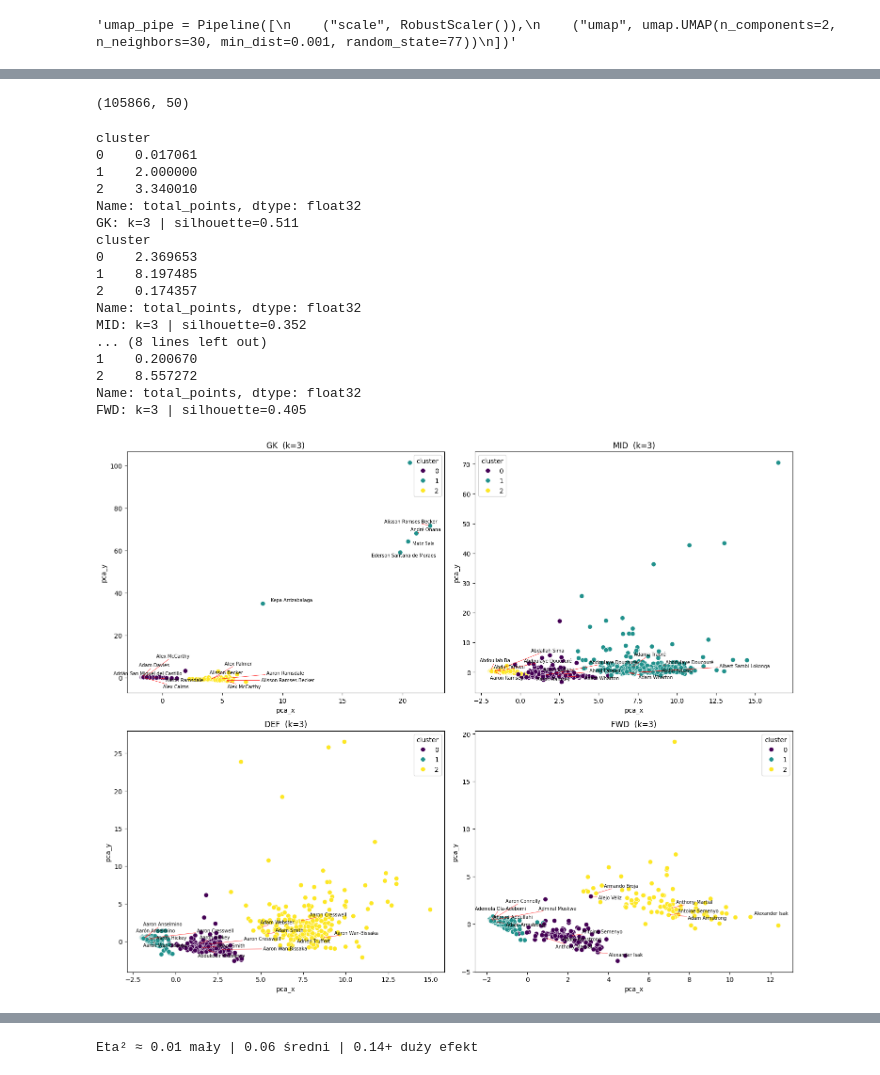
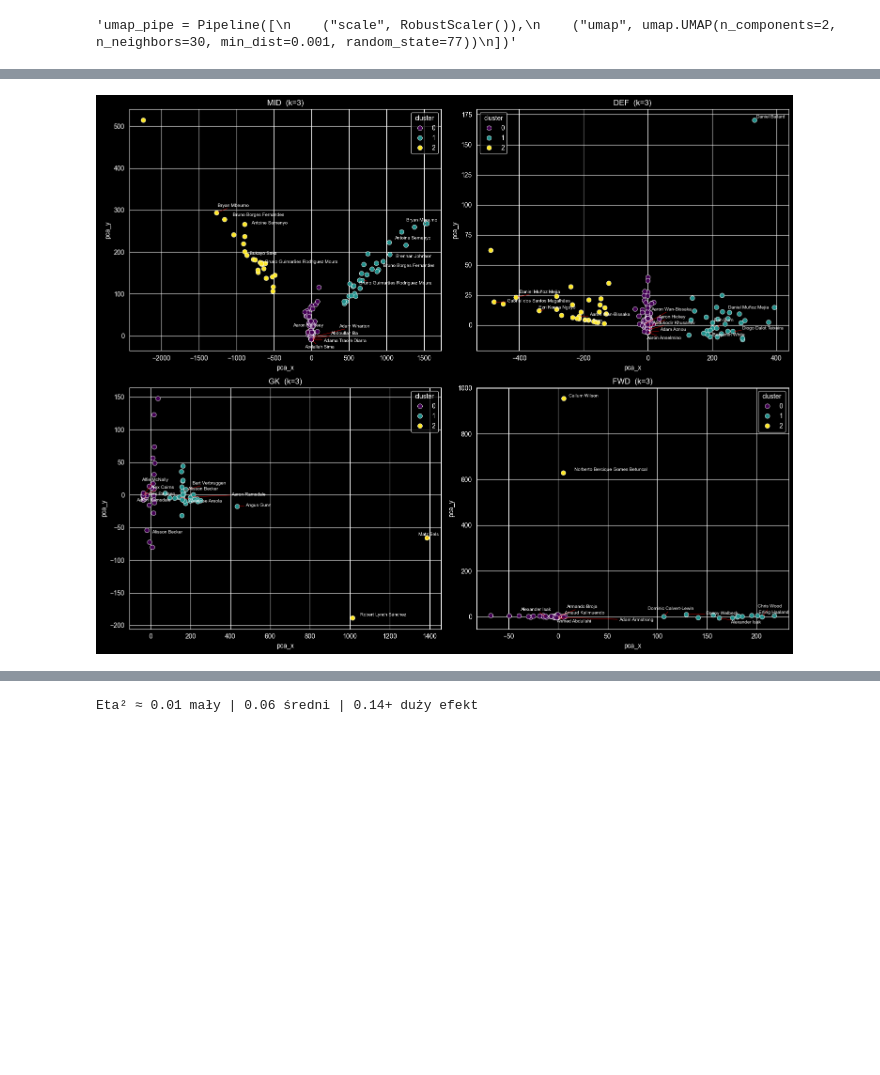
Before and after one commit to ruus77/FPL, a Jupyter notebook: src/fpl_project/data_processing/eda.ipynb, the cells around one changed output, grey strips where cells are left out. Drawn from its saved outputs; the diff is of its cells as text; code cells hidden in the pictures; blank space fills up the shorter version.

```diff
--- a/src/fpl_project/data_processing/eda.ipynb
+++ b/src/fpl_project/data_processing/eda.ipynb
@@ -31,7 +33,7 @@ pio.renderers.default = "png"
 
 from adjustText import adjust_text
 # %%
-data = pd.read_parquet(config.FPL_HISTORICAL_PATH).dropna(how="any", axis=1)
+data = pd.read_parquet(config.FPL_VAASTAV_PATH).dropna(how="any", axis=1)
 # %%
 data.shape
 # %% [output]
@@ -619,11 +456,5 @@ kmeans_vec = pd.concat([X_train[['pca_cluster', 'dist_to_centroid']],
-# %%
-data = pd.concat([data, kmeans_vec], axis=1)
-# %%
-data.shape
-# %% [output]
-(105866, 50)
 # %%
-def cluster_and_test(data, k_map, season:int | list[int] =None, test_features=None, num_drop=None):
+def cluster_and_test(data, k_map, season, test_features=None, num_drop=None):
 
     if test_features is None:
         test_features = ['total_points', 'minutes', 'xg_per_90', 'xa_per_90',
@@ -631,10 +462,8 @@ def cluster_and_test(data, k_map, season:int | list[int] =None, test_features=No
     if num_drop is None:
         num_drop = ['gw', 'round', 'code', 'element', 'season', 'id',
                     'total_points', 'minutes']
-    if isinstance(season, int):
-        df = data[data.season == season].copy()
-    elif isinstance(season, list):
-        df = data[data.season.isin(season)].copy()
+
+    df = data[data.season == season].copy()
     if df.empty:
         raise ValueError(f"Brak danych dla sezonu: {season}. "
                          f"Dostępne sezony: {data.season.unique()}")
@@ -651,15 +480,10 @@ def cluster_and_test(data, k_map, season:int | list[int] =None, test_features=No
 
     for ax, pos in zip(axes, positions):
         d = df[df.position == pos].copy().reset_index(drop=True)
-        X = StandardScaler().fit_transform(d[num_cols].fillna(0))
+        X = RobustScaler().fit_transform(d[num_cols].fillna(0))
         k = k_map.get(pos, 3)
 
-        kmeans = KMeans(n_clusters=k, n_init=20, random_state=77)
-        labels = kmeans.fit_predict(X)
-        d['cluster'] = labels
-        sil_score = silhouette_score(X, labels)
-        print(d.groupby("cluster")["total_points"].mean())
-        print(f"{pos}: " f"k={k} | " f"silhouette={sil_score:.3f}")
+        d['cluster'] = KMeans(k, n_init=10, random_state=42).fit_predict(X)
         pca_coords = PCA(2).fit_transform(X)
         d['pca_x'], d['pca_y'] = pca_coords[:, 0], pca_coords[:, 1]
 
@@ -735,23 +559,6 @@ def cluster_and_test(data, k_map, season:int | list[int] =None, test_features=No
 
     return summary, cluster_results
 # %%
-summary, clusters = cluster_and_test(data=data, k_map={'FWD': 3, 'MID': 3, 'DEF': 3, 'GK': 3}, season=[2324, 2425, 2526])
+summary, clusters = cluster_and_test(data=data, k_map={'FWD': 3, 'MID': 3, 'DEF': 3, 'GK': 3}, season=2526)
 # %% [output]
-cluster
-0    0.017061
-1    2.000000
-2    3.340010
-Name: total_points, dtype: float32
-GK: k=3 | silhouette=0.511
-cluster
-0    2.369653
-1    8.197485
-2    0.174357
-Name: total_points, dtype: float32
-MID: k=3 | silhouette=0.352
-... (8 lines left out)
-1    0.200670
-2    8.557272
-Name: total_points, dtype: float32
-FWD: k=3 | silhouette=0.405
-[figure, old version]
+[figure, new version]
@@ -759,3 +566,3 @@ FWD: k=3 | silhouette=0.405
-Eta² ≈ 0.01 mały | 0.06 średni | 0.14+ duży efekt
+Eta² ≈ 0.01 mały | 0.06 średni | 0.14+ duży efekt
 # %%
 data.to_parquet(config.TIDY_DATA_PATH)
```
Also changed, not shown: parts of 21 cells of this notebook.
